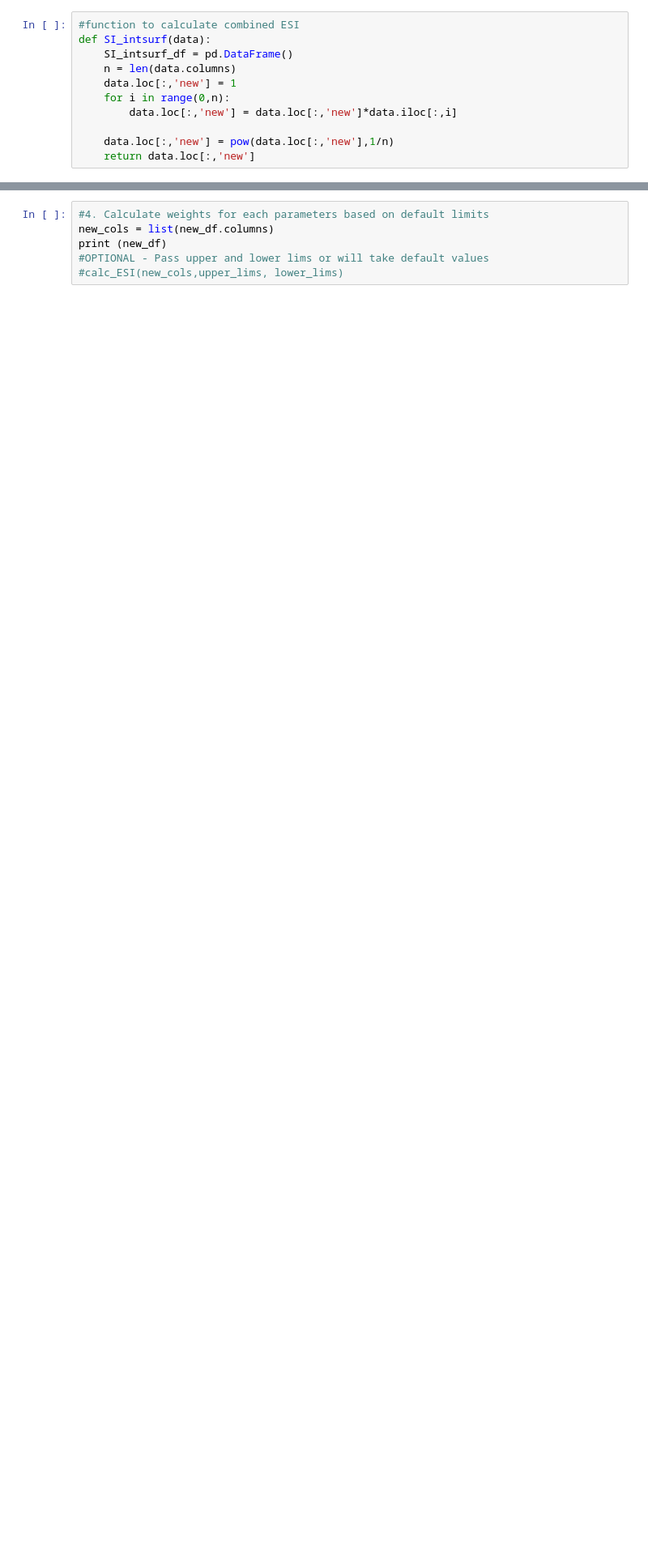
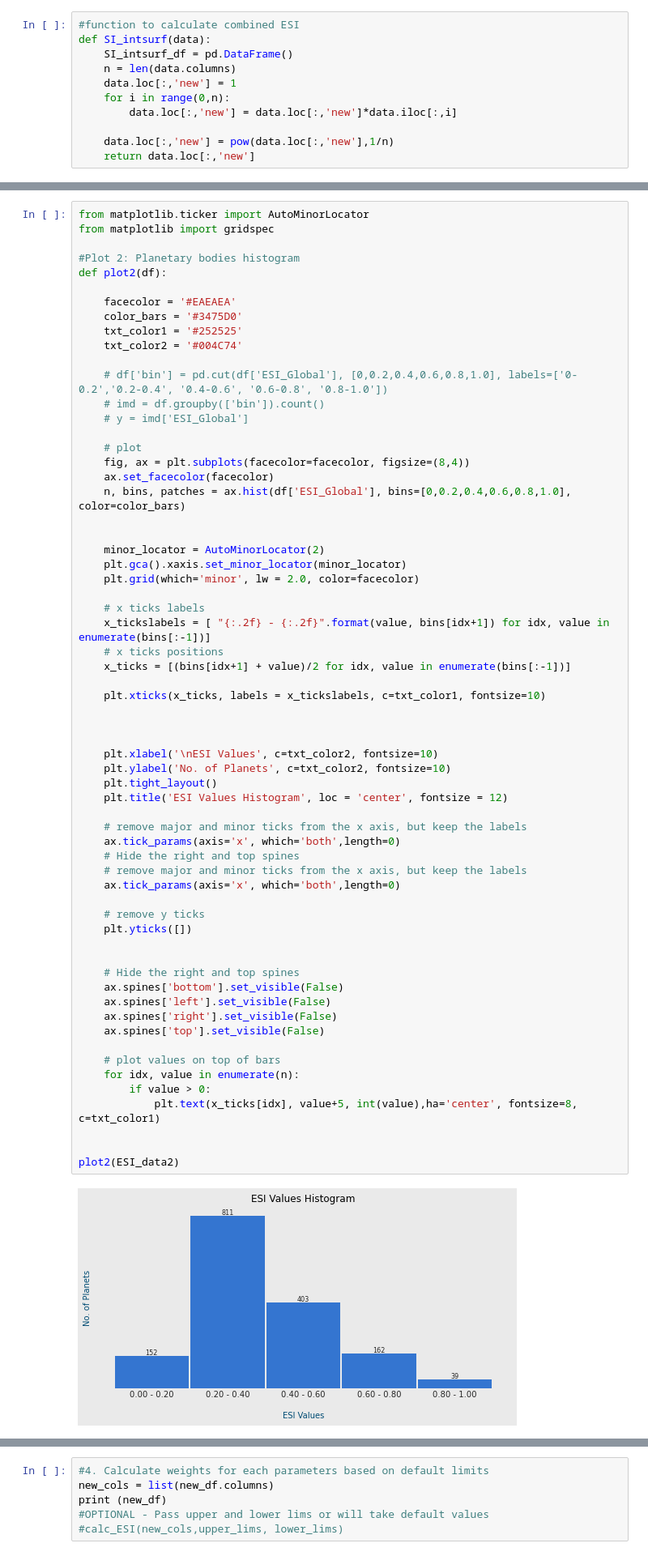
Before and after one commit to Adi-Rai/ExoPSI, a Jupyter notebook: Aditya_Testing/Basic Functions .ipynb, the cells around one changed output, grey strips where cells are left out. Shown: that part at 81% size. Drawn from its saved outputs; the diff is of its cells as text; blank space fills up the shorter version.

```diff
--- a/Aditya_Testing/Basic Functions .ipynb
+++ b/Aditya_Testing/Basic Functions .ipynb
@@ -124,3 +182,68 @@ def SI_intsurf(data):
+# %%
+from matplotlib.ticker import AutoMinorLocator
+from matplotlib import gridspec
+
+#Plot 2: Planetary bodies histogram
+def plot2(df):
+
+    facecolor = '#EAEAEA'
+    color_bars = '#3475D0'
+    txt_color1 = '#252525'
+    txt_color2 = '#004C74'
+
+    # df['bin'] = pd.cut(df['ESI_Global'], [0,0.2,0.4,0.6,0.8,1.0], labels=['0-0.2','0.2-0.4', '0.4-0.6', '0.6-0.8', '0.8-1.0'])
+    # imd = df.groupby(['bin']).count()
+    # y = imd['ESI_Global']
+
+    # plot
+    fig, ax = plt.subplots(facecolor=facecolor, figsize=(8,4))
+    ax.set_facecolor(facecolor)
+    n, bins, patches = ax.hist(df['ESI_Global'], bins=[0,0.2,0.4,0.6,0.8,1.0], color=color_bars)
+
+
+    minor_locator = AutoMinorLocator(2)
+    plt.gca().xaxis.set_minor_locator(minor_locator)
+    plt.grid(which='minor', lw = 2.0, color=facecolor)
+
+    # x ticks labels
+    x_tickslabels = [ "{:.2f} - {:.2f}".format(value, bins[idx+1]) for idx, value in enumerate(bins[:-1])]
+    # x ticks positions
+    x_ticks = [(bins[idx+1] + value)/2 for idx, value in enumerate(bins[:-1])]
+
+    plt.xticks(x_ticks, labels = x_tickslabels, c=txt_color1, fontsize=10)
+
+
+
+    plt.xlabel('\nESI Values', c=txt_color2, fontsize=10)
+    plt.ylabel('No. of Planets', c=txt_color2, fontsize=10)
+    plt.tight_layout()
+    plt.title('ESI Values Histogram', loc = 'center', fontsize = 12)
+
+    # remove major and minor ticks from the x axis, but keep the labels
+    ax.tick_params(axis='x', which='both',length=0)
+    # Hide the right and top spines
+    # remove major and minor ticks from the x axis, but keep the labels
+    ax.tick_params(axis='x', which='both',length=0)
+
+    # remove y ticks
+    plt.yticks([])
+
+
+    # Hide the right and top spines
+    ax.spines['bottom'].set_visible(False)
+    ax.spines['left'].set_visible(False)
+    ax.spines['right'].set_visible(False)
+    ax.spines['top'].set_visible(False)
+
+    # plot values on top of bars
+    for idx, value in enumerate(n):
+        if value > 0:
+            plt.text(x_ticks[idx], value+5, int(value),ha='center', fontsize=8, c=txt_color1)
+
+
+plot2(ESI_data2)
+# %% [output]
+[figure, added]
 # %%
 ### MAKE USER ENTER CSV WITH VARIOUS COLUMNS CALCULATE ESI FOR EACH ENTRY
 
```
Also changed, not shown: parts of 4 cells of this notebook, 1 other file.
